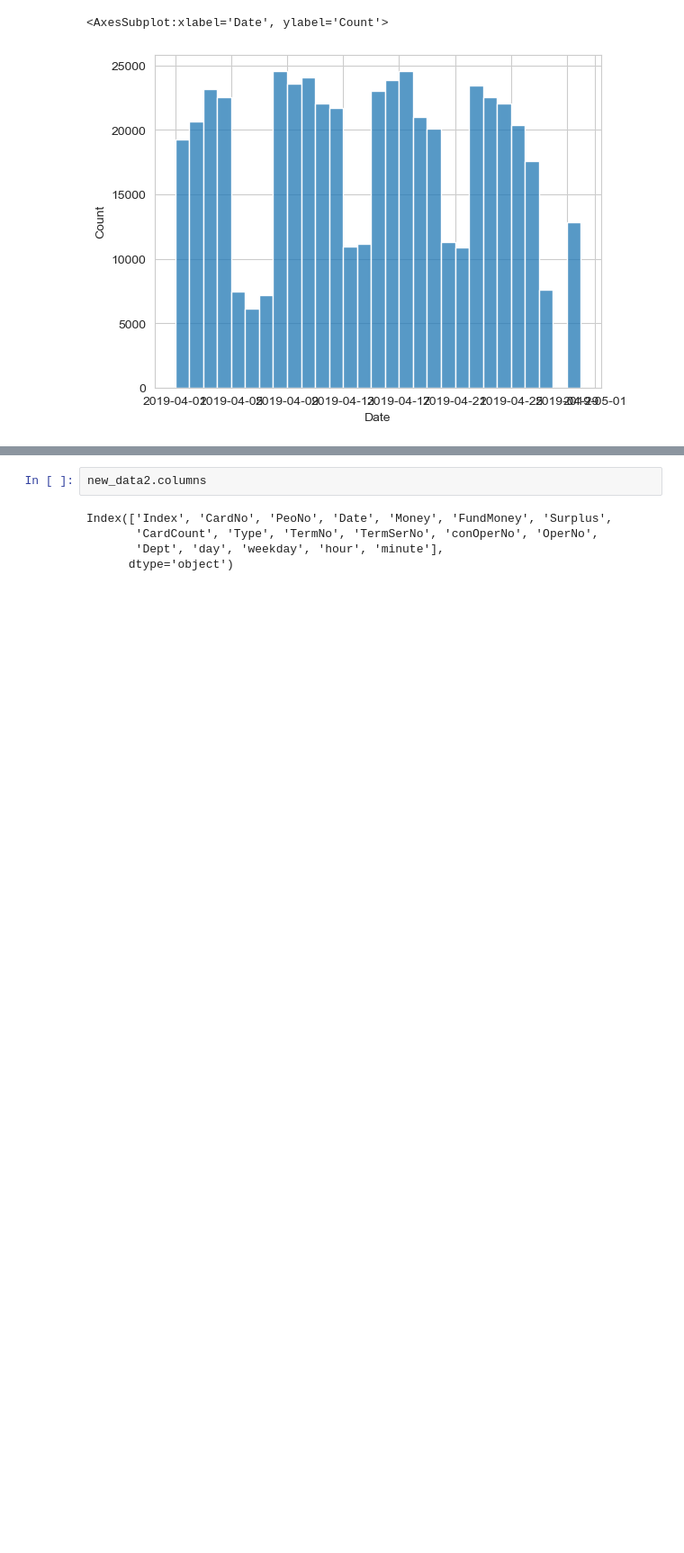
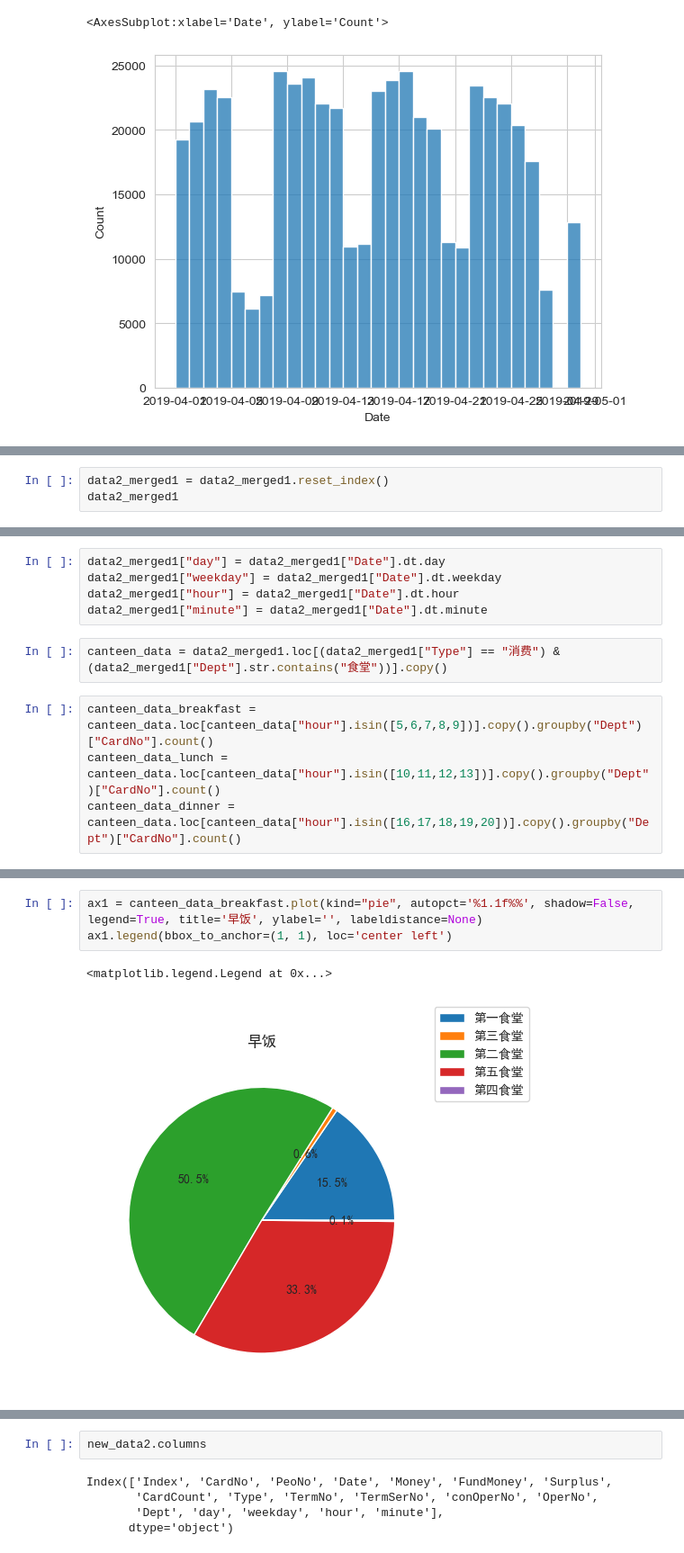
Before and after one commit to seriserendipia/Course-Project-Introduction-to-Machine-Learning, a Jupyter notebook: 机器学习实践/大作业_一卡通数据/数据预处理data1.ipynb, the cells around one changed output, grey strips where cells are left out. Shown: that part at 90% size. Cells and saved outputs as stored; diff of their text form; blank space fills up the shorter version.

```diff
--- a/机器学习实践/大作业_一卡通数据/数据预处理data1.ipynb
+++ b/机器学习实践/大作业_一卡通数据/数据预处理data1.ipynb
@@ -281,0 +233,3 @@ same_item_record.apply(sorted(""))
+# %%
+data2_merged1 = data2_merged1.reset_index()
+data2_merged1
@@ -281,0 +250,11 @@ same_item_record.apply(sorted(""))
+# %%
+data2_merged1["day"] = data2_merged1["Date"].dt.day
+data2_merged1["weekday"] = data2_merged1["Date"].dt.weekday
+data2_merged1["hour"] = data2_merged1["Date"].dt.hour
+data2_merged1["minute"] = data2_merged1["Date"].dt.minute
+# %%
+canteen_data = data2_merged1.loc[(data2_merged1["Type"] == "消费") & (data2_merged1["Dept"].str.contains("食堂"))].copy()
+# %%
+canteen_data_breakfast = canteen_data.loc[canteen_data["hour"].isin([5,6,7,8,9])].copy().groupby("Dept")["CardNo"].count()
+canteen_data_lunch = canteen_data.loc[canteen_data["hour"].isin([10,11,12,13])].copy().groupby("Dept")["CardNo"].count()
+canteen_data_dinner = canteen_data.loc[canteen_data["hour"].isin([16,17,18,19,20])].copy().groupby("Dept")["CardNo"].count()
@@ -281,0 +271,6 @@ same_item_record.apply(sorted(""))
+# %%
+ax1 = canteen_data_breakfast.plot(kind="pie", autopct='%1.1f%%', shadow=False, legend=True, title='早饭', ylabel='', labeldistance=None)
+ax1.legend(bbox_to_anchor=(1, 1), loc='center left')
+# %% [output]
+<matplotlib.legend.Legend at 0x...>
+[figure, added]
```
Also changed, not shown: parts of 18 cells of this notebook.
